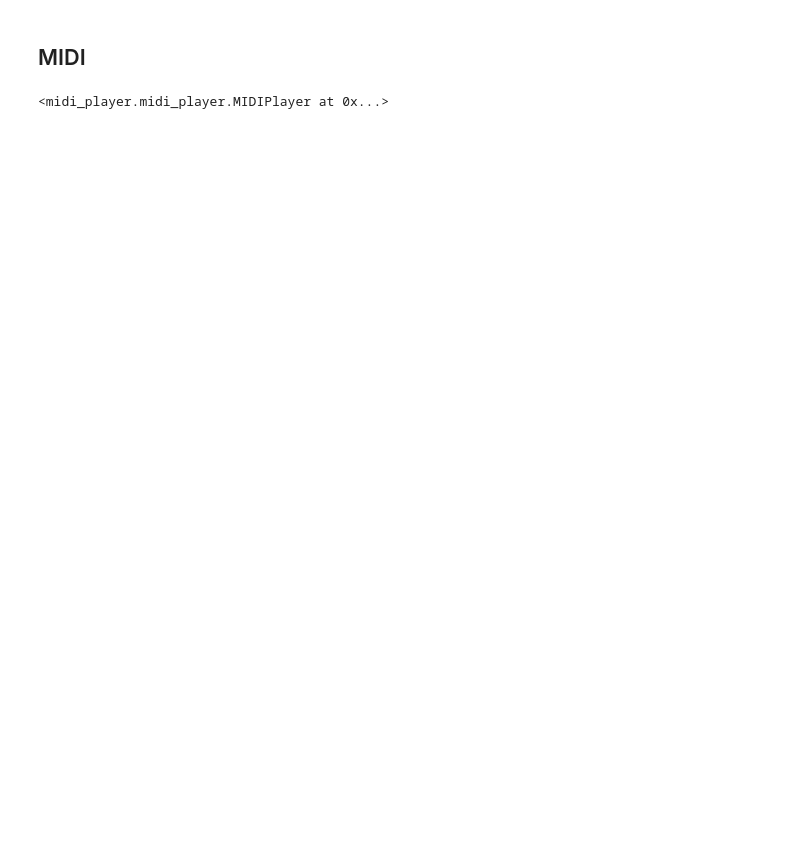
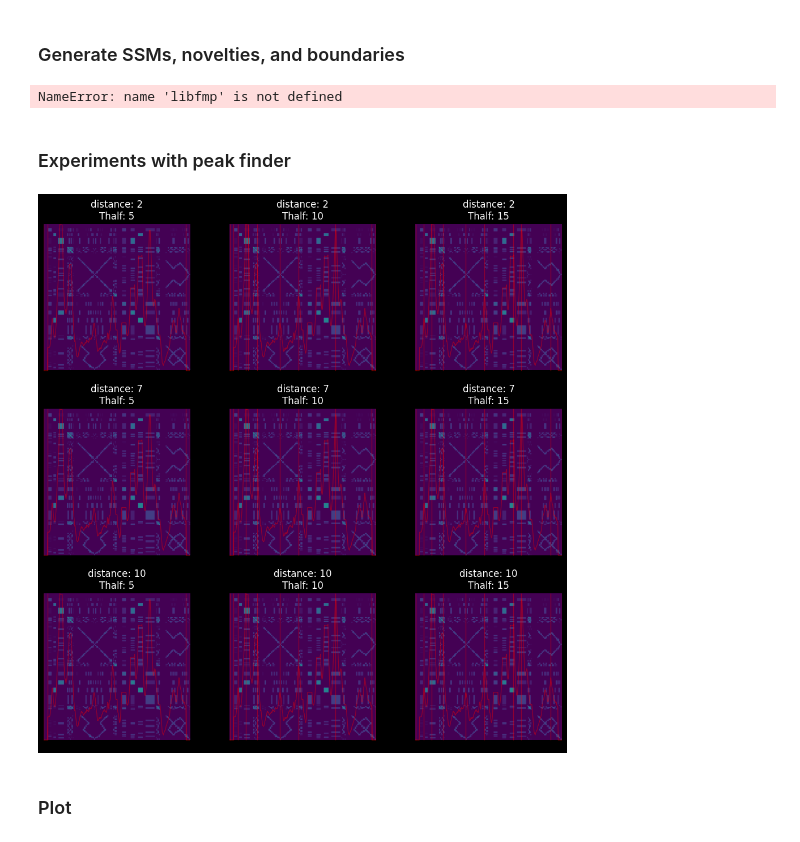
Before and after one commit to finlaymiller/midi_segmentation, a Jupyter notebook: ssm_midi.ipynb, the cells around one changed output. Saved outputs shown, nothing was run; the diff lists cells and outputs as text; code cells hidden in the pictures; blank space fills up the shorter version.

```diff
--- a/ssm_midi.ipynb
+++ b/ssm_midi.ipynb
@@ -3,14 +38,68 @@
+# %% [markdown]
+### Generate SSMs, novelties, and boundaries
+# %%
+import ssm_utils
+
+filter_lens = [1, 100, 500, 1000]
+downsamples = [5, 10, 100, 1000]
+ssms = []
+novs = []
+bnds = []
+
+for fl in filter_lens:
+    ssm_row = []
+    nov_row = []
+    bnd_row = []
+
+    for ds in downsamples:
+        sssm, n_smoothed = ssm_utils.gen_ssm_and_novelty(
+            piano_roll, filter_length=fl, down_sampling=ds
+        )
+        boundary = ssm_utils.get_boundaries(
+            n_smoothed, np.array(range(n_smoothed.shape[0]))
+        )
+
+        ssm_row.append(sssm)
+        nov_row.append(n_smoothed)
+        bnd_row.append(boundary)
+
+    ssms.append(ssm_row)
+    novs.append(nov_row)
+    bnds.append(bnd_row)
+# %% [output]
+NameError: name 'libfmp' is not defined
+# %% [markdown]
+### Experiments with peak finder
+# %%
+distances = [2, 7, 10]
+Thalfs = [5, 10, 15]
+ssm_test = ssms[0][1]
+nov_test = novs[0][1]
+
+fig_peak, axs_peak = plt.subplots(3, 3, figsize=(12, 12))
+
+for i, row in enumerate(axs_peak):
+    for j, ax in enumerate(row):
+        boundary = ssm_utils.get_boundaries(
+            nov_test,
+            np.array(range(nov_test.shape[0])),
+            {"Thalf": Thalfs[j], "tau": 1.35, "distance": distances[i]},
+        )
+        ax.imshow(ssm_test / ssm_test.max())
+        ax.plot(
+            (1 - nov_test / nov_test.max()) * ssm_test.shape[0],
+            "r",
+            linewidth=1,
+            alpha=0.4,
+        )
+        ax.vlines(
+            boundary[0], ax.dataLim.y0, ax.dataLim.y1, "r", linewidth=1, alpha=0.4
+        )
+        ax.axis("off")
+        ax.set_title(f"distance: {distances[i]}\nThalf: {Thalfs[j]}")
+
+plt.show()
+# %% [output]
+[figure, added]
 # %% [markdown]
-## MIDI
+### Plot
-# %%
-import os
-import pretty_midi
-from midi_player import MIDIPlayer
-from midi_player.stylers import cifka_advanced
-
-midi_file = os.path.join("data", "chet2501.mid")
-midi_data = pretty_midi.PrettyMIDI(midi_file)
-
-MIDIPlayer(midi_file, 160, styler=cifka_advanced)
-# %% [output]
-<midi_player.midi_player.MIDIPlayer at 0x...>
```
Also changed, not shown: parts of 16 cells of this notebook, 5 other files.
